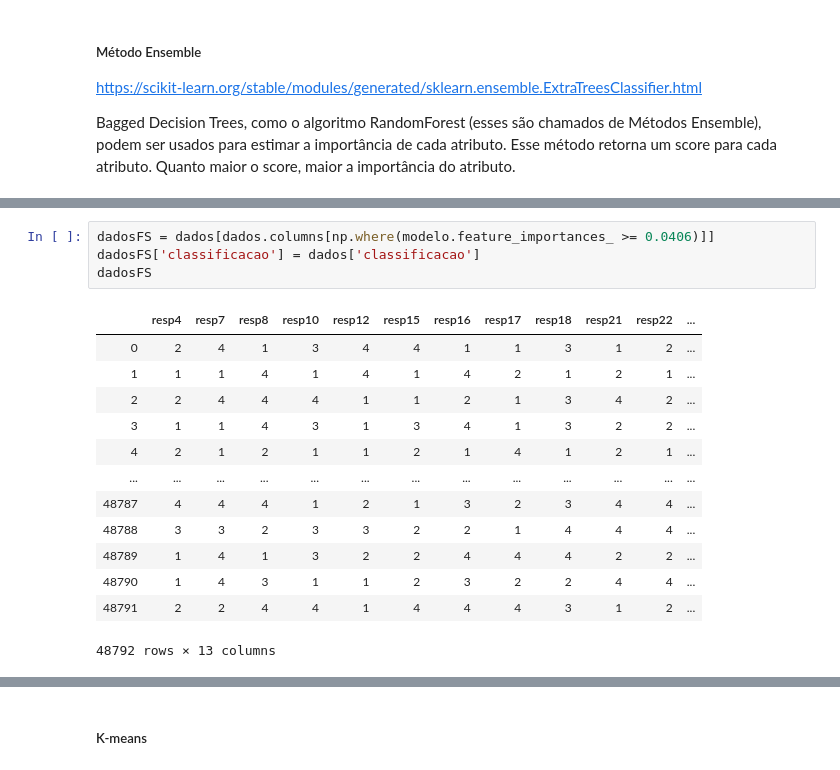
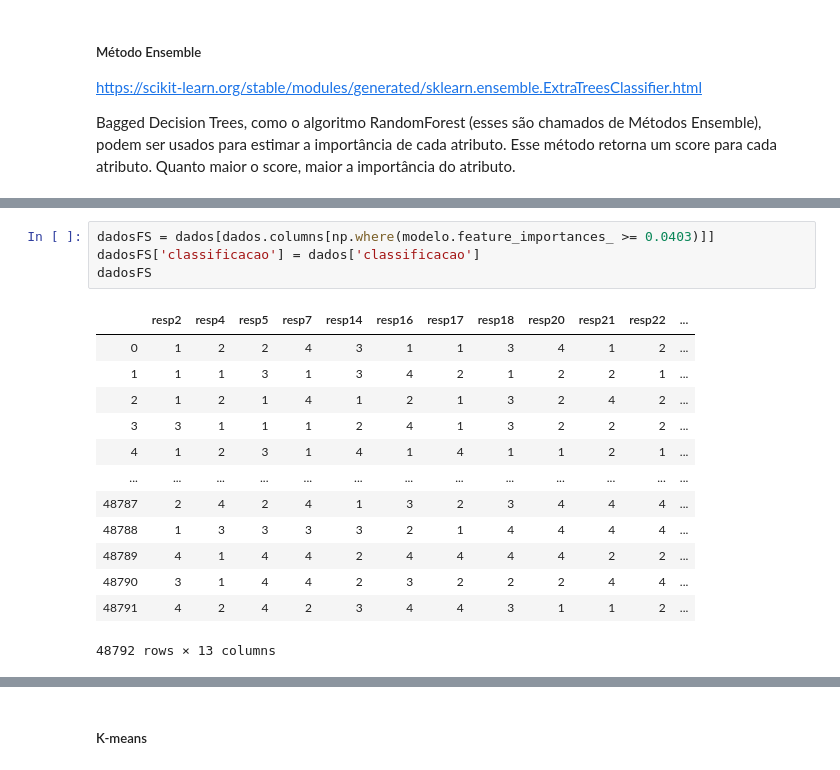
Before and after one commit to JPy95/Sigmund, a Jupyter notebook: ML/ML Sigmund.ipynb, the cells around one changed output, grey strips where cells are left out. Drawn from its saved outputs; the diff is of its cells as text.

Commit message:
Modelo Final de Clusterização e Classificação

```diff
--- a/ML/ML Sigmund.ipynb
+++ b/ML/ML Sigmund.ipynb
@@ -113,22 +111,22 @@ np.count_nonzero(modelo.feature_importances_ >= 0.0406)
 # %% [output]
 12
 # %%
-dadosFS = dados[dados.columns[np.where(modelo.feature_importances_ >= 0.0406)]]
+dadosFS = dados[dados.columns[np.where(modelo.feature_importances_ >= 0.0403)]]
 dadosFS['classificacao'] = dados['classificacao']
 dadosFS
 # %% [output]
-|  | resp4 | resp7 | resp8 | resp10 | resp12 | resp15 | resp16 | resp17 | resp18 | resp21 | resp22 | ... |
-| 0 | 2 | 4 | 1 | 3 | 4 | 4 | 1 | 1 | 3 | 1 | 2 | ... |
-| 1 | 1 | 1 | 4 | 1 | 4 | 1 | 4 | 2 | 1 | 2 | 1 | ... |
-| 2 | 2 | 4 | 4 | 4 | 1 | 1 | 2 | 1 | 3 | 4 | 2 | ... |
-| 3 | 1 | 1 | 4 | 3 | 1 | 3 | 4 | 1 | 3 | 2 | 2 | ... |
-| 4 | 2 | 1 | 2 | 1 | 1 | 2 | 1 | 4 | 1 | 2 | 1 | ... |
+|  | resp2 | resp4 | resp5 | resp7 | resp14 | resp16 | resp17 | resp18 | resp20 | resp21 | resp22 | ... |
+| 0 | 1 | 2 | 2 | 4 | 3 | 1 | 1 | 3 | 4 | 1 | 2 | ... |
+| 1 | 1 | 1 | 3 | 1 | 3 | 4 | 2 | 1 | 2 | 2 | 1 | ... |
+| 2 | 1 | 2 | 1 | 4 | 1 | 2 | 1 | 3 | 2 | 4 | 2 | ... |
+| 3 | 3 | 1 | 1 | 1 | 2 | 4 | 1 | 3 | 2 | 2 | 2 | ... |
+| 4 | 1 | 2 | 3 | 1 | 4 | 1 | 4 | 1 | 1 | 2 | 1 | ... |
 | ... | ... | ... | ... | ... | ... | ... | ... | ... | ... | ... | ... | ... |
-| 48787 | 4 | 4 | 4 | 1 | 2 | 1 | 3 | 2 | 3 | 4 | 4 | ... |
-| 48788 | 3 | 3 | 2 | 3 | 3 | 2 | 2 | 1 | 4 | 4 | 4 | ... |
-| 48789 | 1 | 4 | 1 | 3 | 2 | 2 | 4 | 4 | 4 | 2 | 2 | ... |
-| 48790 | 1 | 4 | 3 | 1 | 1 | 2 | 3 | 2 | 2 | 4 | 4 | ... |
-| 48791 | 2 | 2 | 4 | 4 | 1 | 4 | 4 | 4 | 3 | 1 | 2 | ... |
+| 48787 | 2 | 4 | 2 | 4 | 1 | 3 | 2 | 3 | 4 | 4 | 4 | ... |
+| 48788 | 1 | 3 | 3 | 3 | 3 | 2 | 1 | 4 | 4 | 4 | 4 | ... |
+| 48789 | 4 | 1 | 4 | 4 | 2 | 4 | 4 | 4 | 4 | 2 | 2 | ... |
+| 48790 | 3 | 1 | 4 | 4 | 2 | 3 | 2 | 2 | 2 | 4 | 4 | ... |
+| 48791 | 4 | 2 | 4 | 2 | 3 | 4 | 4 | 3 | 1 | 1 | 2 | ... |
 48792 rows × 13 columns
 # %%
 resultQuest = {}
```
Also changed, not shown: parts of 55 cells of this notebook, 1 other file.
